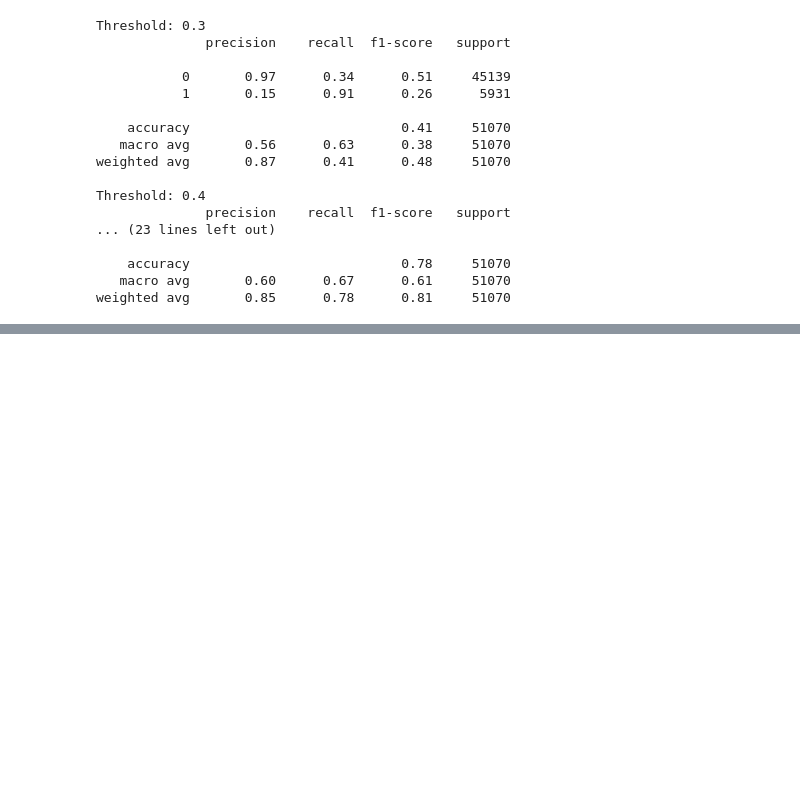
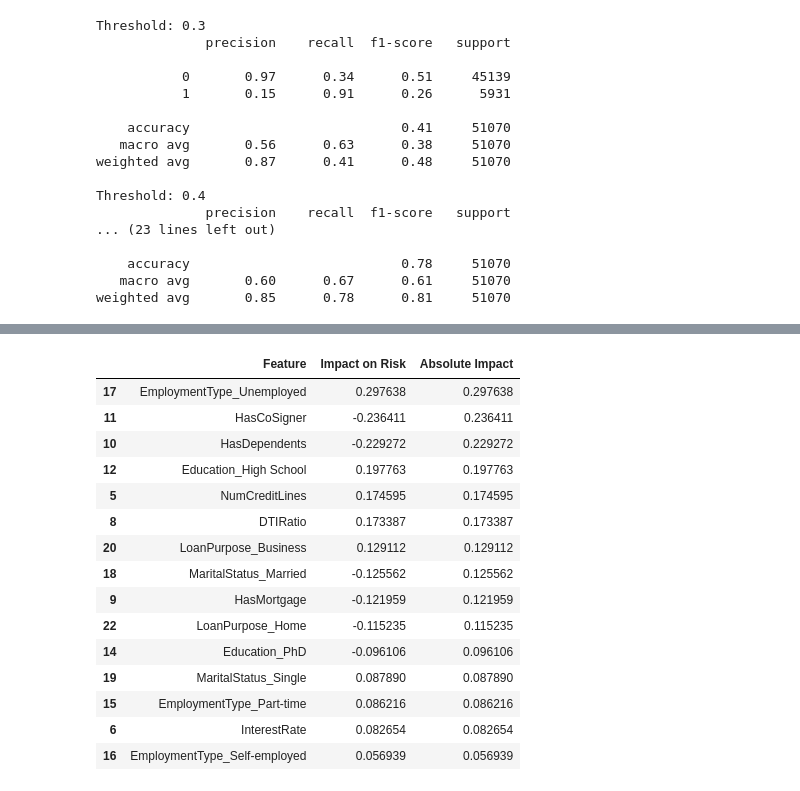
Before and after one commit to IrinaEkb/Loan_Default, a Jupyter notebook: notebooks/03_model_preparation.ipynb, the cells around one changed output, grey strips where cells are left out. Saved outputs shown, nothing was run; the diff lists cells and outputs as text; code cells hidden in the pictures; blank space fills up the shorter version.

```diff
--- a/notebooks/03_model_preparation.ipynb
+++ b/notebooks/03_model_preparation.ipynb
@@ -110,0 +177,31 @@ weighted avg       0.85      0.78      0.81     51070
+# %%
+feature_importance = pd.DataFrame({
+    "Feature": X_train.columns,
+    "Impact on Risk": model.coef_[0]
+})
+
+feature_importance["Absolute Impact"] = feature_importance["Impact on Risk"].abs()
+
+feature_importance = feature_importance.sort_values(
+    "Absolute Impact",
+    ascending=False
+)
+
+feature_importance.head(15)
+# %% [output]
+|  | Feature | Impact on Risk | Absolute Impact |
+| 17 | EmploymentType_Unemployed | 0.297638 | 0.297638 |
+| 11 | HasCoSigner | -0.236411 | 0.236411 |
+| 10 | HasDependents | -0.229272 | 0.229272 |
+| 12 | Education_High School | 0.197763 | 0.197763 |
+| 5 | NumCreditLines | 0.174595 | 0.174595 |
+| 8 | DTIRatio | 0.173387 | 0.173387 |
+| 20 | LoanPurpose_Business | 0.129112 | 0.129112 |
+| 18 | MaritalStatus_Married | -0.125562 | 0.125562 |
+| 9 | HasMortgage | -0.121959 | 0.121959 |
+| 22 | LoanPurpose_Home | -0.115235 | 0.115235 |
+| 14 | Education_PhD | -0.096106 | 0.096106 |
+| 19 | MaritalStatus_Single | 0.087890 | 0.087890 |
+| 15 | EmploymentType_Part-time | 0.086216 | 0.086216 |
+| 6 | InterestRate | 0.082654 | 0.082654 |
+| 16 | EmploymentType_Self-employed | 0.056939 | 0.056939 |
```
Also changed, not shown: parts of 4 cells of this notebook, 1 other file.
